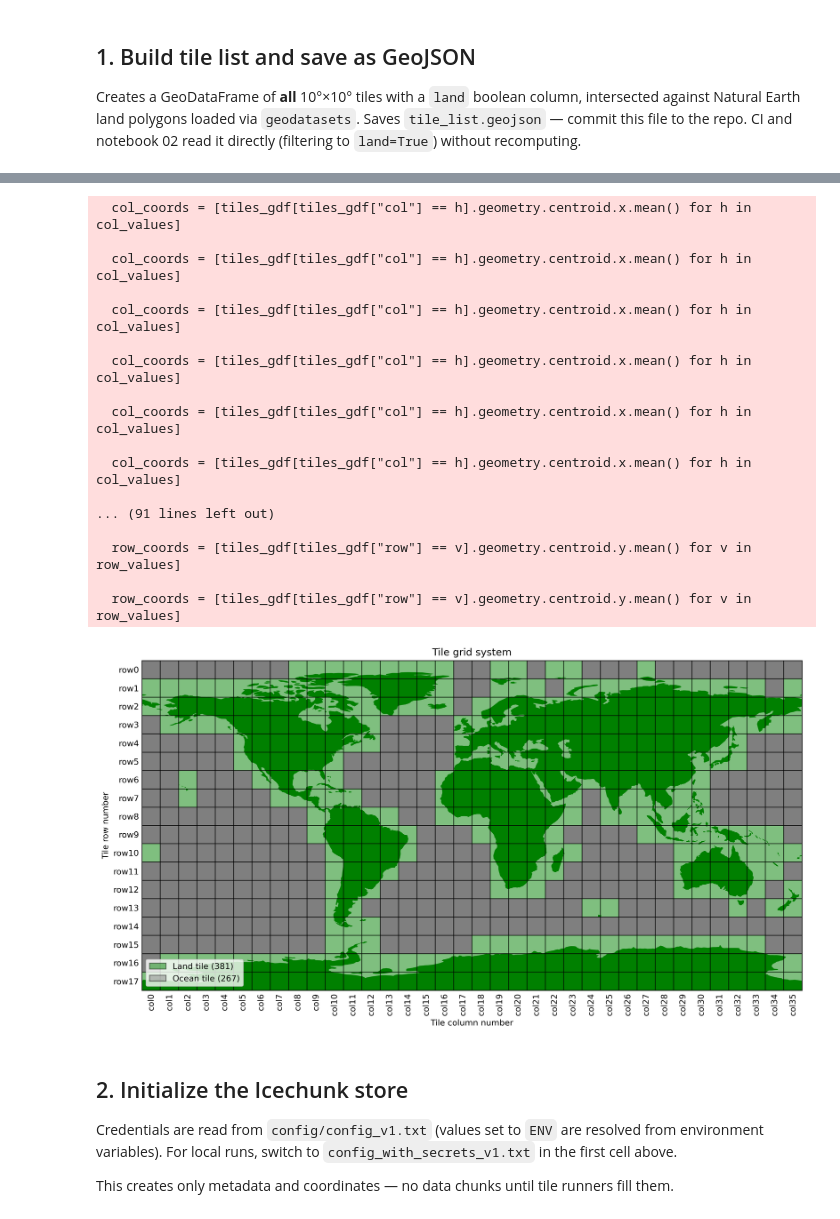
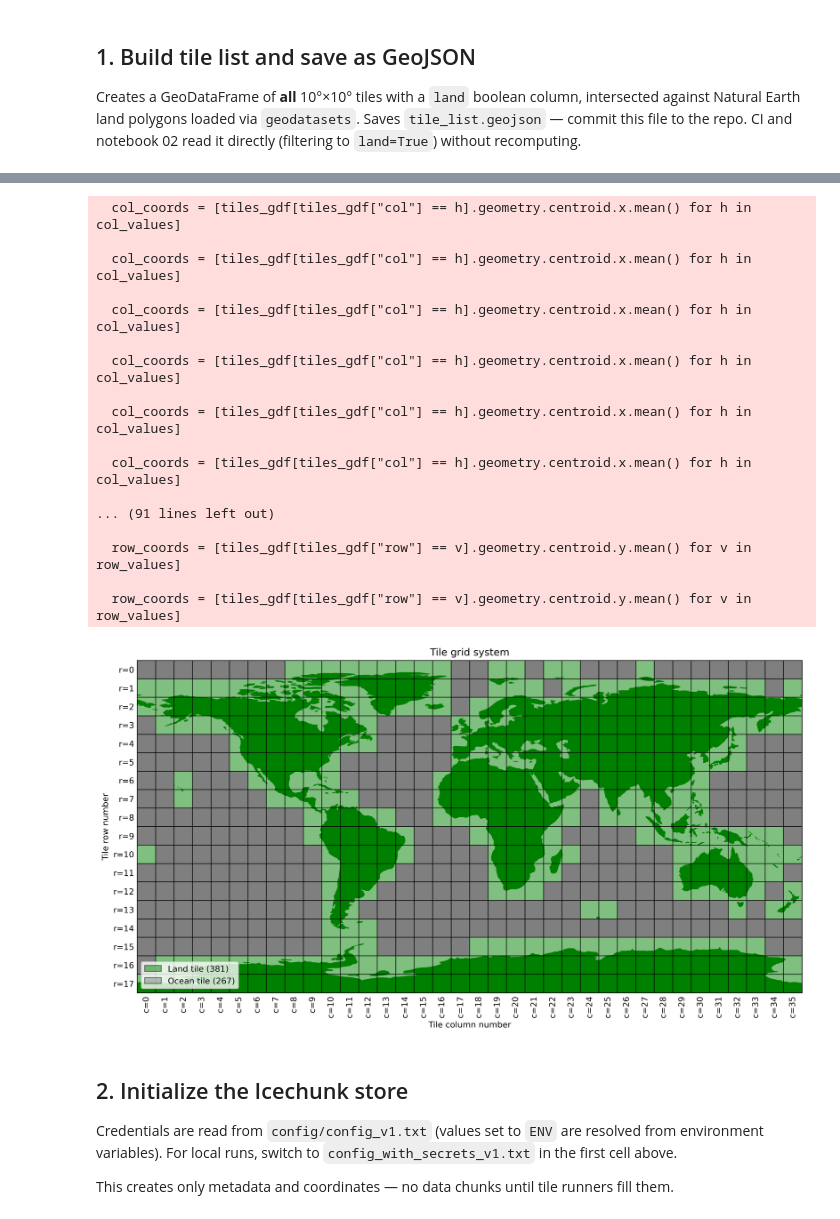
Before and after one commit to egagli/icechunk_github_actions_demo, a Jupyter notebook: notebooks/01_initialize_and_setup.ipynb, the cells around one changed output, grey strips where cells are left out. Saved outputs shown, nothing was run; the diff lists cells and outputs as text; code cells hidden in the pictures.

```diff
--- a/notebooks/01_initialize_and_setup.ipynb
+++ b/notebooks/01_initialize_and_setup.ipynb
@@ -94,40 +94,40 @@ col_coords = [tiles_gdf[tiles_gdf["col"] == h].geometry.centroid.x.mean() for h
 row_coords = [tiles_gdf[tiles_gdf["row"] == v].geometry.centroid.y.mean() for v in row_values]
 
 ax.set_xticks(col_coords)
-ax.set_xticklabels([f"col{h}" for h in col_values], rotation=90)
+ax.set_xticklabels([f"c={h}" for h in col_values], rotation=90)
 ax.set_yticks(row_coords)
-ax.set_yticklabels([f"row{v}" for v in row_values])
+ax.set_yticklabels([f"r={v}" for v in row_values])
 ax.tick_params(axis="both", which="both", length=0)
 ax.set_xlim(tiles_gdf.total_bounds[0], tiles_gdf.total_bounds[2])
 ax.set_ylim(tiles_gdf.total_bounds[1], tiles_gdf.total_bounds[3])
 
 legend_elements = [
     Patch(facecolor="green", alpha=0.5, edgecolor="black",
           label=f'Land tile ({tiles_gdf["land"].sum()})'),
     Patch(facecolor="grey", alpha=0.5, edgecolor="black",
           label=f'Ocean tile ({(~tiles_gdf["land"]).sum()})'),
 ]
 ax.legend(handles=legend_elements, loc="lower left")
 f.tight_layout()
 # %% [output]
   col_coords = [tiles_gdf[tiles_gdf["col"] == h].geometry.centroid.x.mean() for h in col_values]
 
   col_coords = [tiles_gdf[tiles_gdf["col"] == h].geometry.centroid.x.mean() for h in col_values]
 
   col_coords = [tiles_gdf[tiles_gdf["col"] == h].geometry.centroid.x.mean() for h in col_values]
 
   col_coords = [tiles_gdf[tiles_gdf["col"] == h].geometry.centroid.x.mean() for h in col_values]
 
   col_coords = [tiles_gdf[tiles_gdf["col"] == h].geometry.centroid.x.mean() for h in col_values]
 
   col_coords = [tiles_gdf[tiles_gdf["col"] == h].geometry.centroid.x.mean() for h in col_values]
 
 ... (91 lines left out)
 
   row_coords = [tiles_gdf[tiles_gdf["row"] == v].geometry.centroid.y.mean() for v in row_values]
 
   row_coords = [tiles_gdf[tiles_gdf["row"] == v].geometry.centroid.y.mean() for v in row_values]
-[figure, old version]
+[figure, new version]
 # %% [markdown]
 ## 2. Initialize the Icechunk store
 
```
Also changed, not shown: parts of 2 cells of this notebook.
